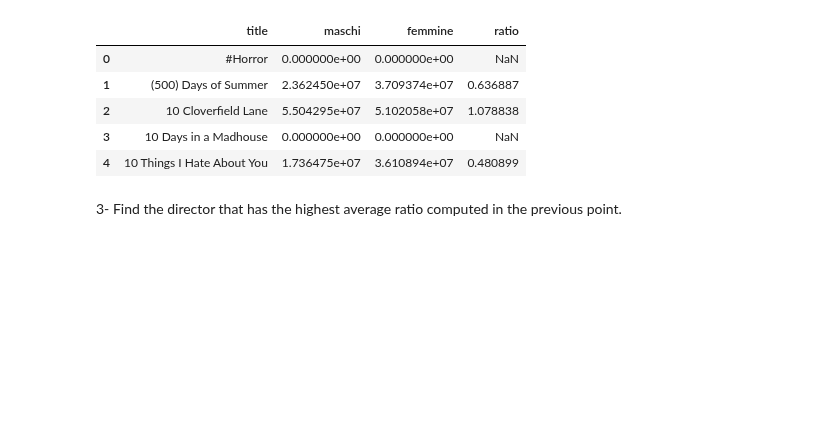
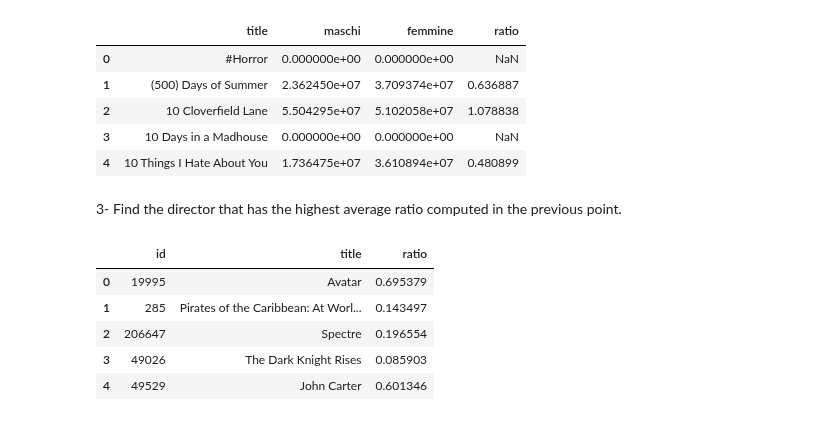
Before and after one commit to silviasantamaria/computerscience, a Jupyter notebook: NUOVO_PROJECT.ipynb, the cells around one changed output. Cells and saved outputs as stored; diff of their text form; code cells hidden in the pictures; blank space fills up the shorter version.

```diff
--- a/NUOVO_PROJECT.ipynb
+++ b/NUOVO_PROJECT.ipynb
@@ -648,3 +636,14 @@ tot_guadagni.head()
 | 4 | 10 Things I Hate About You | 1.736475e+07 | 3.610894e+07 | 0.480899 |
 # %% [markdown]
 3- Find the director that has the highest average ratio computed in the previous point.
+# %%
+mf_ratio_movies = pd.merge(movie_id.reset_index(),tot_guadagni, on = 'title')
+mf_ratio_movies = mf_ratio_movies[['id', 'title', 'ratio']]
+mf_ratio_movies.head()
+# %% [output]
+|  | id | title | ratio |
+| 0 | 19995 | Avatar | 0.695379 |
+| 1 | 285 | Pirates of the Caribbean: At Worl... | 0.143497 |
+| 2 | 206647 | Spectre | 0.196554 |
+| 3 | 49026 | The Dark Knight Rises | 0.085903 |
+| 4 | 49529 | John Carter | 0.601346 |
```
Also changed, not shown: parts of 7 cells of this notebook.
